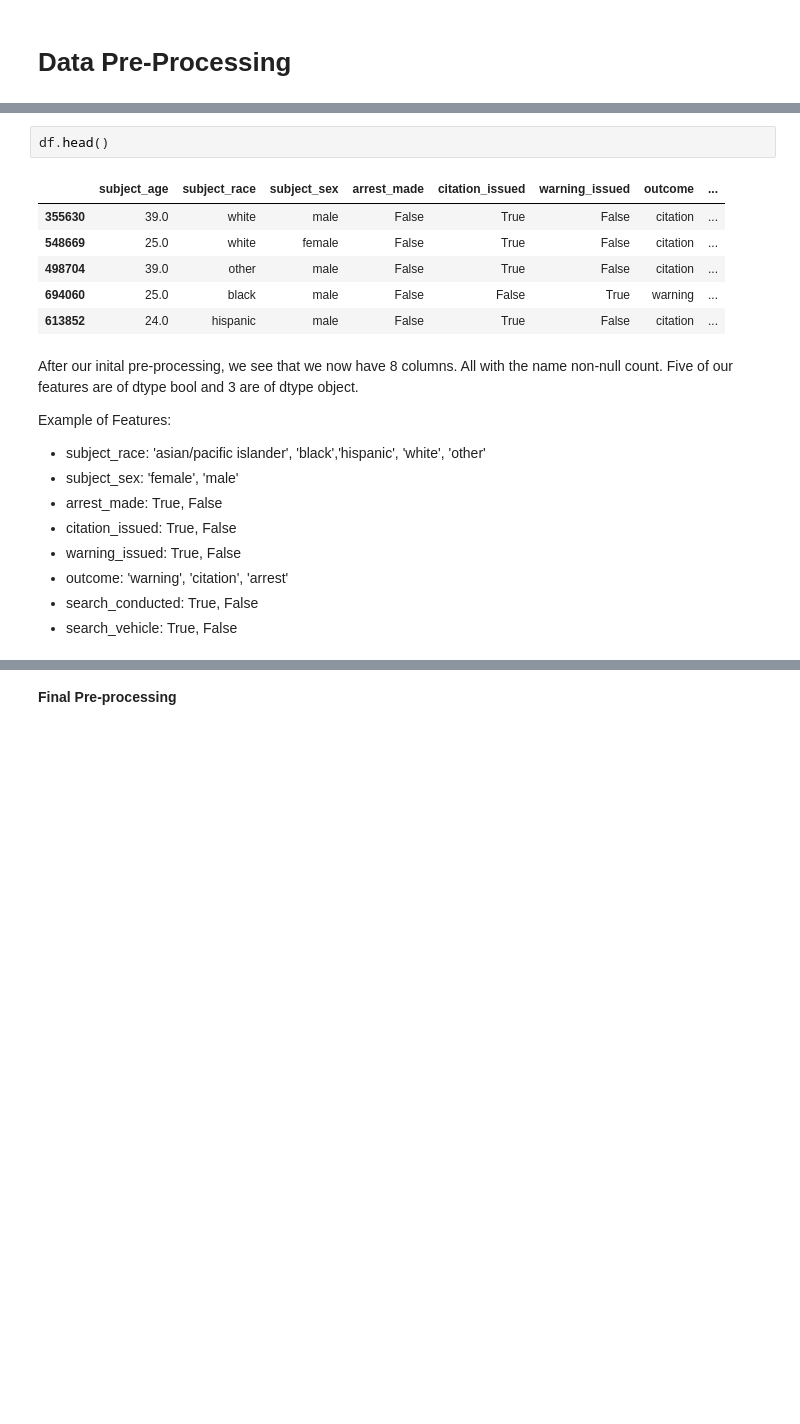
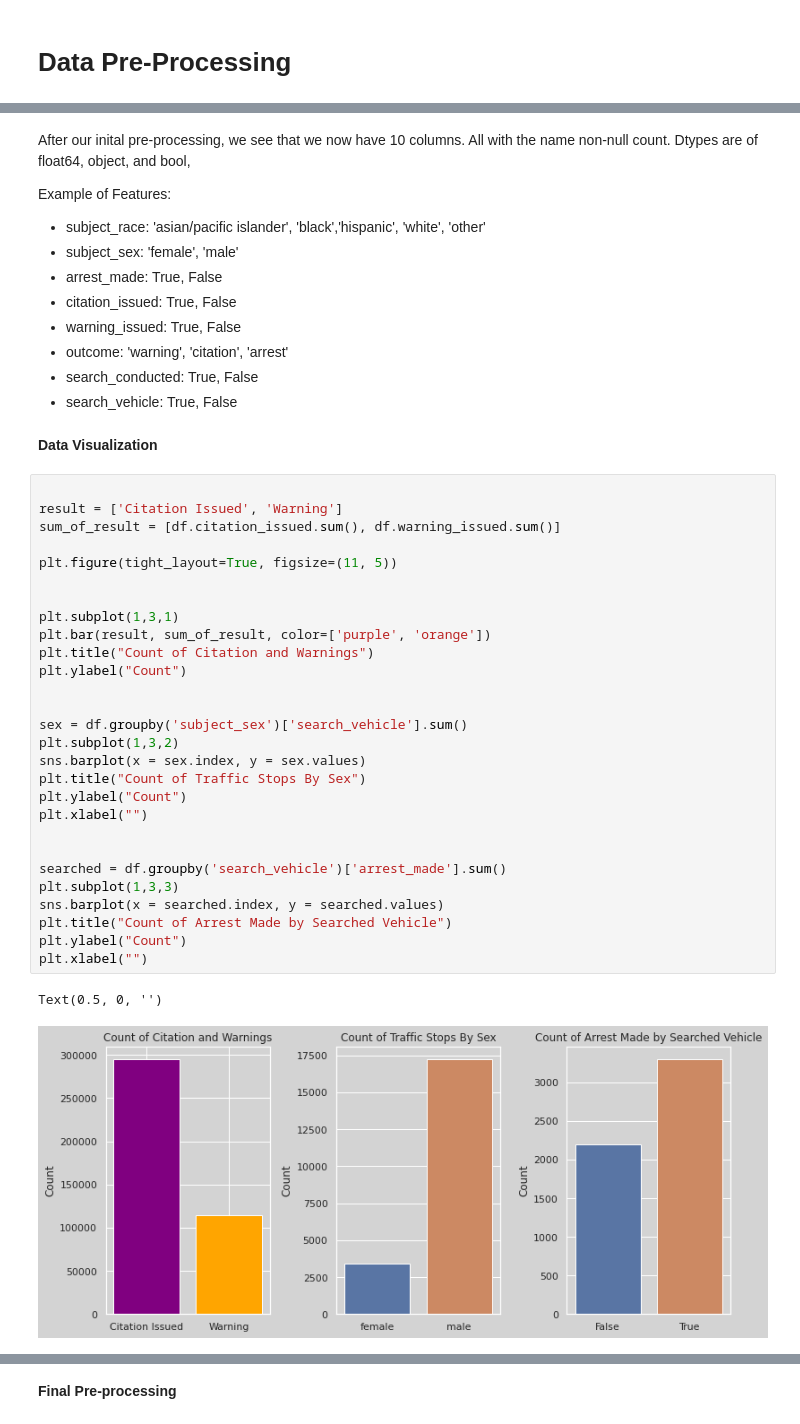
Before and after one commit to nimbuscloudservices/CST383-Project, a Jupyter notebook: cst383_project.ipynb, the cells around one changed output, grey strips where cells are left out. Drawn from its saved outputs; the diff is of its cells as text; blank space fills up the shorter version.

```diff
--- a/cst383_project.ipynb
+++ b/cst383_project.ipynb
@@ -171,14 +185,5 @@ memory usage: 21.0+ MB
-# %%
-df.head()
-# %% [output]
-|  | subject_age | subject_race | subject_sex | arrest_made | citation_issued | warning_issued | outcome | ... |
-| 355630 | 39.0 | white | male | False | True | False | citation | ... |
-| 548669 | 25.0 | white | female | False | True | False | citation | ... |
-| 498704 | 39.0 | other | male | False | True | False | citation | ... |
-| 694060 | 25.0 | black | male | False | False | True | warning | ... |
-| 613852 | 24.0 | hispanic | male | False | True | False | citation | ... |
 # %% [markdown]
-After our inital pre-processing, we see that we now have 8 columns. All with the name non-null count. Five of our features are of dtype bool and 3 are of dtype object.
+After our inital pre-processing, we see that we now have 10 columns. All with the name non-null count. Dtypes are of float64, object, and bool,
 
 
 Example of Features:
@@ -192,3 +197,36 @@ Example of Features:
 *   outcome: 'warning', 'citation', 'arrest'
 *   search_conducted: True, False
 *   search_vehicle: True, False
+# %% [markdown]
+**Data Visualization**
+# %%
+
+result = ['Citation Issued', 'Warning']
+sum_of_result = [df.citation_issued.sum(), df.warning_issued.sum()]
+
+plt.figure(tight_layout=True, figsize=(11, 5))
+
+
+plt.subplot(1,3,1)
+plt.bar(result, sum_of_result, color=['purple', 'orange'])
+plt.title("Count of Citation and Warnings")
+plt.ylabel("Count")
+
+
+sex = df.groupby('subject_sex')['search_vehicle'].sum()
+plt.subplot(1,3,2)
+sns.barplot(x = sex.index, y = sex.values)
+plt.title("Count of Traffic Stops By Sex")
+plt.ylabel("Count")
+plt.xlabel("")
+
+
+searched = df.groupby('search_vehicle')['arrest_made'].sum()
+plt.subplot(1,3,3)
+sns.barplot(x = searched.index, y = searched.values)
+plt.title("Count of Arrest Made by Searched Vehicle")
+plt.ylabel("Count")
+plt.xlabel("")
+# %% [output]
+Text(0.5, 0, '')
+[figure, added]
```
Also changed, not shown: parts of 141 cells of this notebook.
